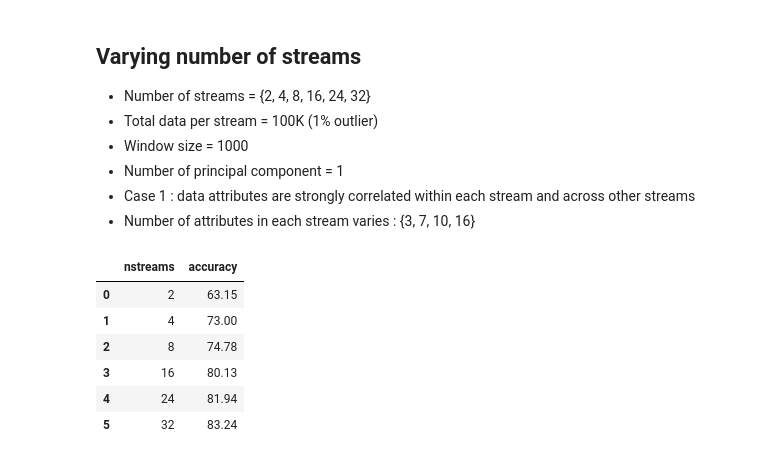
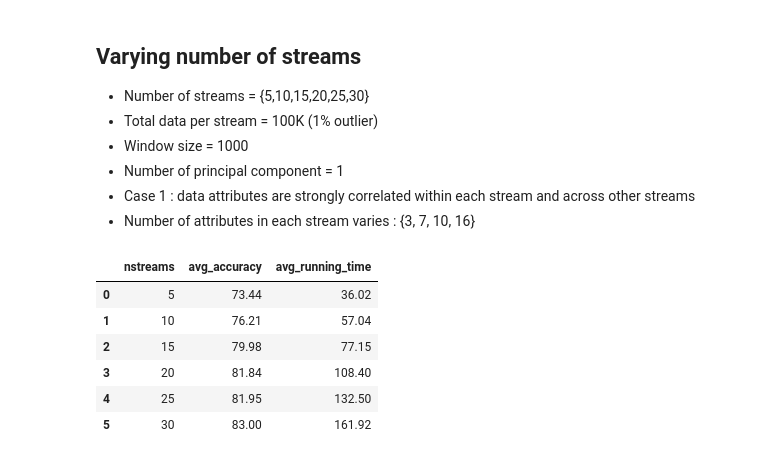
Before and after one commit to egawati/exos, a Jupyter notebook: sources/experiments/report.ipynb, the cells around one changed output. Drawn from its saved outputs; the diff is of its cells as text; code cells hidden in the pictures.

Commit message:
add experiment results for nstreams 2, 5,10, 15, 20, 25, 30

```diff
--- a/sources/experiments/report.ipynb
+++ b/sources/experiments/report.ipynb
@@ -4,21 +5,22 @@ pd.set_option('display.precision', 2)
 # %% [markdown]
 ## Varying number of streams
 
-- Number of streams = {2, 4, 8, 16, 24, 32}
+- Number of streams = {5,10,15,20,25,30}
 - Total data per stream = 100K (1% outlier)
 - Window size = 1000
 - Number of principal component = 1
 - Case 1 : data attributes are strongly correlated within each stream and across other streams
 - Number of attributes in each stream varies : {3, 7, 10, 16}
 # %%
-folder = './pickles/nstreams'
-df = pd.read_pickle((f'{folder}/100K_Case1_k1.pkl'))
+bname = 'k1_100K_Case1'
+rel_path = 'pickles/nstreams'
+df = pd.read_pickle(f'{rel_path}/avg_performance_{bname}.pkl')
 df
 # %% [output]
-|  | nstreams | accuracy |
-| 0 | 2 | 63.15 |
-| 1 | 4 | 73.00 |
-| 2 | 8 | 74.78 |
-| 3 | 16 | 80.13 |
-| 4 | 24 | 81.94 |
-| 5 | 32 | 83.24 |
+|  | nstreams | avg_accuracy | avg_running_time |
+| 0 | 5 | 73.44 | 36.02 |
+| 1 | 10 | 76.21 | 57.04 |
+| 2 | 15 | 79.98 | 77.15 |
+| 3 | 20 | 81.84 | 108.40 |
+| 4 | 25 | 81.95 | 132.50 |
+| 5 | 30 | 83.00 | 161.92 |
```
Also changed, not shown: parts of 5 cells of this notebook, 11 other files.
